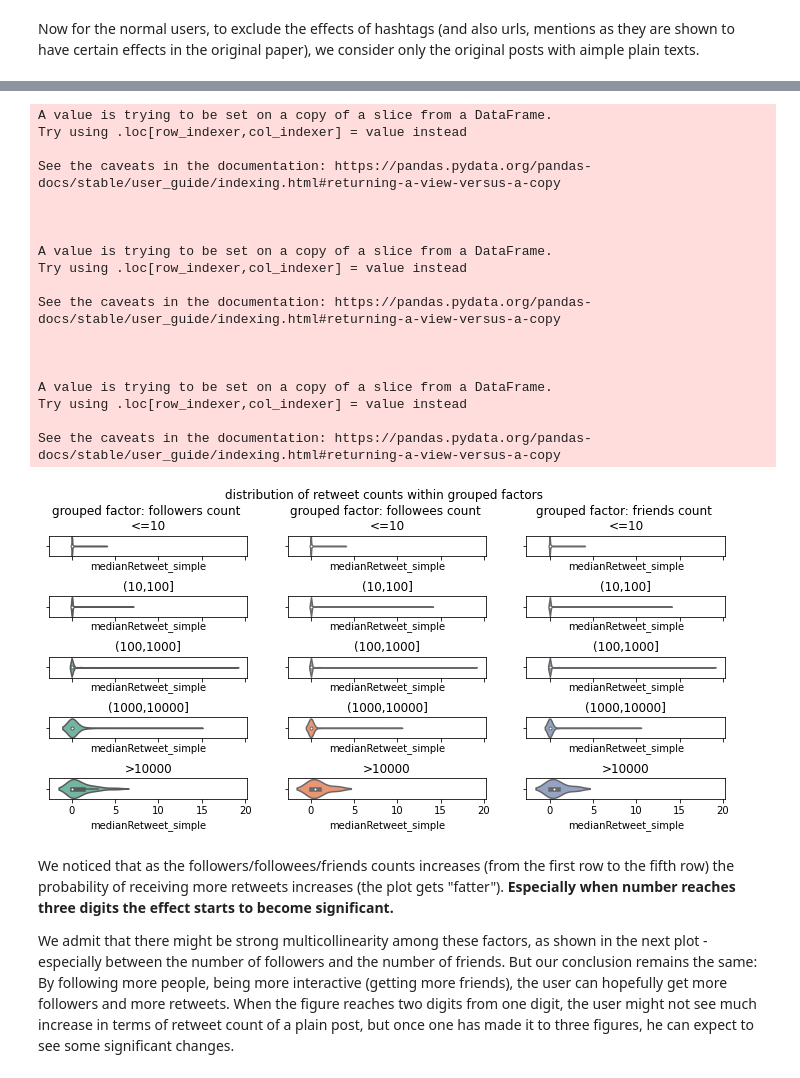
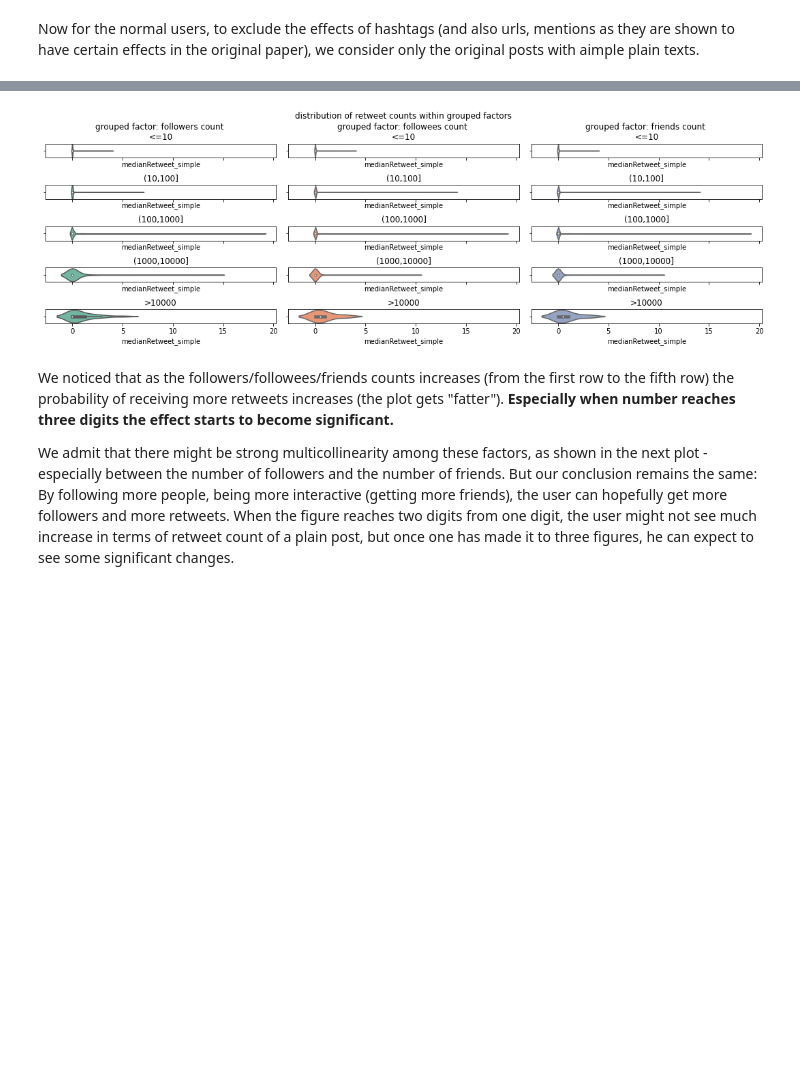
Before and after one commit to epfl-ada/ada-2020-project-milestone-p3-p3_caffeineoverflow, a Jupyter notebook: proj.ipynb, the cells around one changed output, grey strips where cells are left out. Cells and saved outputs as stored; diff of their text form; code cells hidden in the pictures; blank space fills up the shorter version.

Commit message:
update the last language figure

```diff
--- a/proj.ipynb
+++ b/proj.ipynb
@@ -224,53 +205,35 @@ def _group(n):
 
 # we group followers/ followees/ friends count with certain defined intervals
 normal_user_with_simple_posts['followers_count_group'] = normal_user_with_simple_posts['followers_count'].apply(_group)
 normal_user_with_simple_posts['followees_count_group'] = normal_user_with_simple_posts['followees_count'].apply(_group)
 normal_user_with_simple_posts['friends_count_group'] = normal_user_with_simple_posts['friends_count'].apply(_group)
 
 # plot the histogram of the distribution of retweet count for each interval
-figure,ax = plt.subplots(5,3,figsize=(10,5),sharex=True, sharey=True)
+figure,ax = plt.subplots(5,3,figsize=(15,5),sharex=True, sharey=True)
 color = sns.color_palette("tab10")
 group_name = ['<=10', '(10,100]', '(100,1000]','(1000,10000]','>10000']
 for groupi in range(5):
 #     for fi, feature in enumerate(features):
     sns.violinplot(x=normal_user_with_simple_posts[normal_user_with_simple_posts['followers_count_group']==groupi+1]['medianRetweet_simple'],
             color=colors_features[0], ax = ax[groupi][0])
     sns.violinplot(x=normal_user_with_simple_posts[normal_user_with_simple_posts['followees_count_group']==groupi+1]['medianRetweet_simple'],
             color=colors_features[1], ax = ax[groupi][1])
     sns.violinplot(x=normal_user_with_simple_posts[normal_user_with_simple_posts['friends_count_group']==groupi+1]['medianRetweet_simple'],
             color=colors_features[2], ax = ax[groupi][2])
 
     if groupi == 0:
         ax[groupi][0].set_title('grouped factor: followers count \n'+group_name[groupi])
         ax[groupi][1].set_title('grouped factor: followees count \n'+group_name[groupi])
         ax[groupi][2].set_title('grouped factor: friends count \n'+group_name[groupi])
     else:
         for ci in range(3):
             ax[groupi][ci].set_title(group_name[groupi])
 plt.tight_layout()
 plt.suptitle('distribution of retweet counts within grouped factors')
 plt.subplots_adjust(top=0.85)
 plt.show()
 # %% [output]
-A value is trying to be set on a copy of a slice from a DataFrame.
-Try using .loc[row_indexer,col_indexer] = value instead
-
-See the caveats in the documentation: https://pandas.pydata.org/pandas-docs/stable/user_guide/indexing.html#returning-a-view-versus-a-copy
-
-
-
-A value is trying to be set on a copy of a slice from a DataFrame.
-Try using .loc[row_indexer,col_indexer] = value instead
-
-See the caveats in the documentation: https://pandas.pydata.org/pandas-docs/stable/user_guide/indexing.html#returning-a-view-versus-a-copy
-
-
-
-A value is trying to be set on a copy of a slice from a DataFrame.
-Try using .loc[row_indexer,col_indexer] = value instead
-
-See the caveats in the documentation: https://pandas.pydata.org/pandas-docs/stable/user_guide/indexing.html#returning-a-view-versus-a-copy
-[figure, old version]
+[figure, new version]
 # %% [markdown]
 We noticed that as the followers/followees/friends counts increases (from the first row to the fifth row) the probability of receiving more retweets increases (the plot gets "fatter"). **Especially when number reaches three digits the effect starts to become significant.**
 
```
Also changed, not shown: parts of 11 cells of this notebook.
